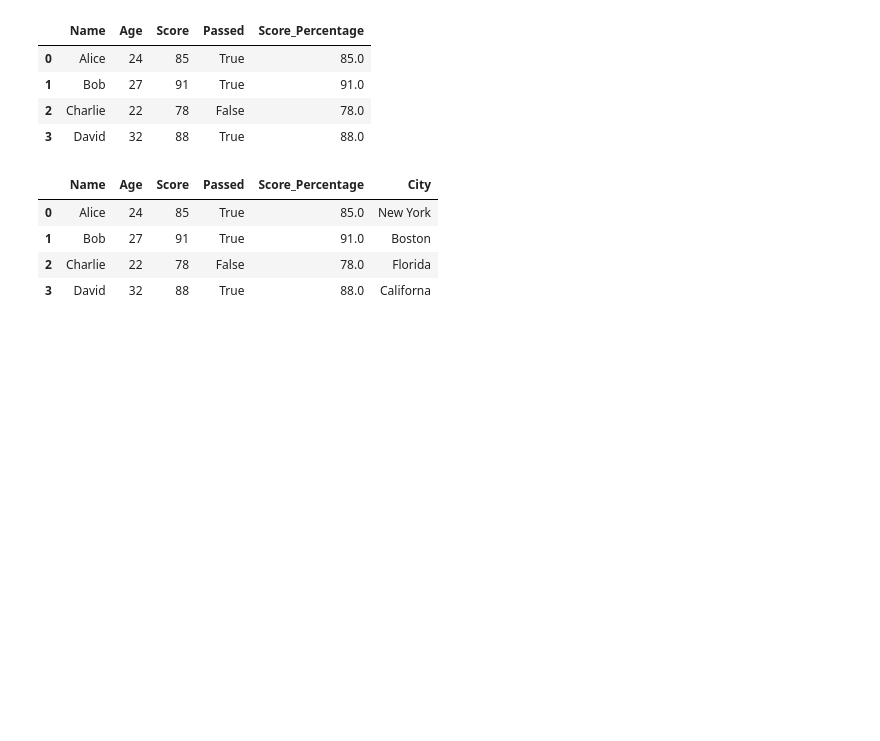
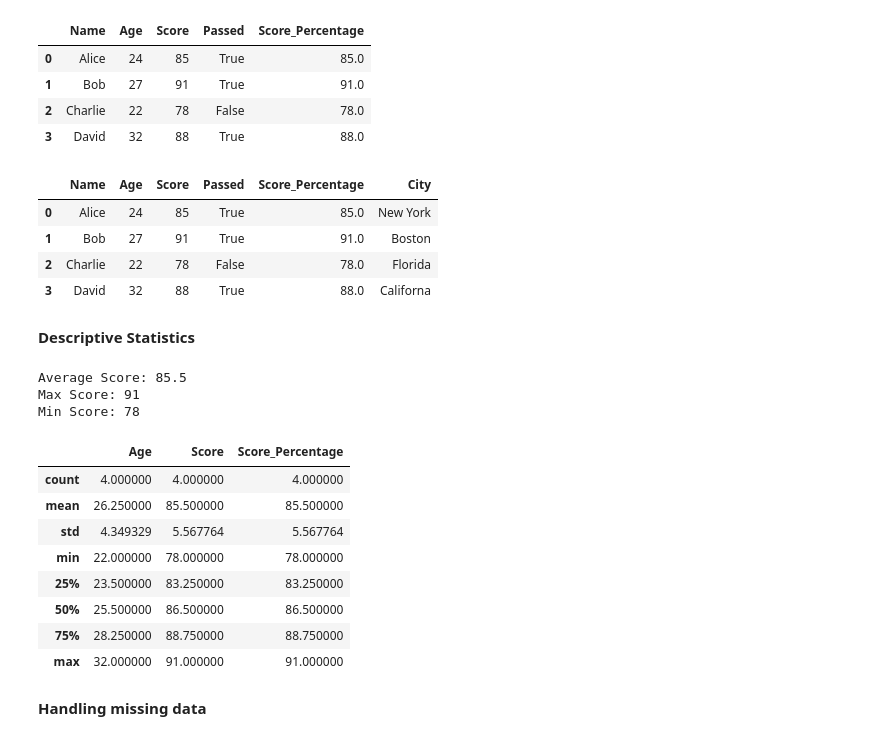
Before and after one commit to bibekpandey0521/Pandas, a Jupyter notebook: pandas_basics.ipynb, the cells around one changed output. Drawn from its saved outputs; the diff is of its cells as text; code cells hidden in the pictures; blank space fills up the shorter version.

Commit message:
handlingmissingdata

```diff
--- a/pandas_basics.ipynb
+++ b/pandas_basics.ipynb
@@ -272,3 +273,27 @@ df
 | 1 | Bob | 27 | 91 | True | 91.0 | Boston |
 | 2 | Charlie | 22 | 78 | False | 78.0 | Florida |
 | 3 | David | 32 | 88 | True | 88.0 | Californa |
+# %% [markdown]
+**Descriptive Statistics**
+# %%
+print("Average Score:",df["Score"].mean())
+print("Max Score:",df["Score"].max())
+print("Min Score:",df["Score"].min())
+# %% [output]
+Average Score: 85.5
+Max Score: 91
+Min Score: 78
+# %%
+df.describe()
+# %% [output]
+|  | Age | Score | Score_Percentage |
+| count | 4.000000 | 4.000000 | 4.000000 |
+| mean | 26.250000 | 85.500000 | 85.500000 |
+| std | 4.349329 | 5.567764 | 5.567764 |
+| min | 22.000000 | 78.000000 | 78.000000 |
+| 25% | 23.500000 | 83.250000 | 83.250000 |
+| 50% | 25.500000 | 86.500000 | 86.500000 |
+| 75% | 28.250000 | 88.750000 | 88.750000 |
+| max | 32.000000 | 91.000000 | 91.000000 |
+# %% [markdown]
+**Handling missing data**
```
Also changed, not shown: parts of 9 cells of this notebook.
